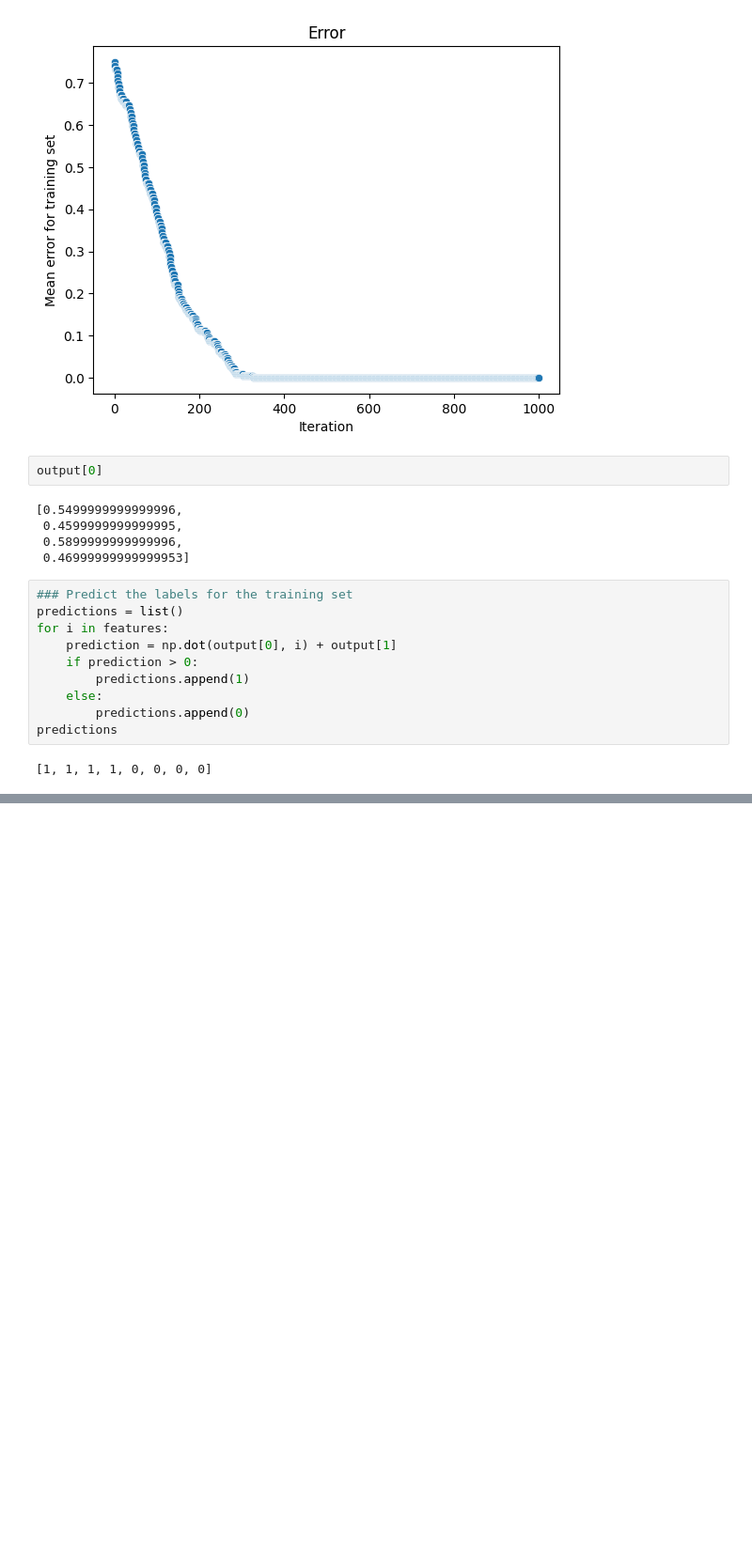
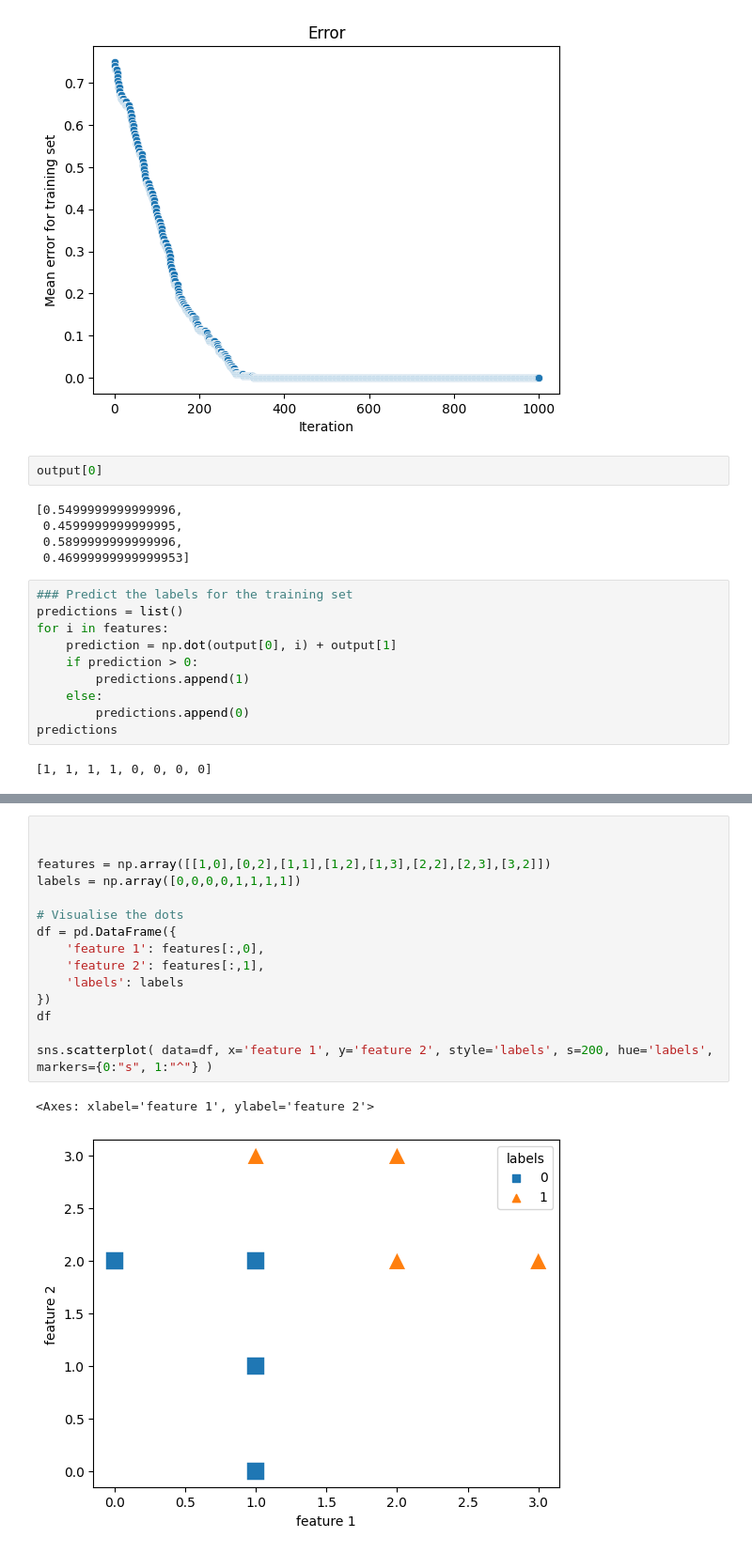
Before and after one commit to EvgeniiZorin/Booknotes_Grokking-Machine-Learning_Luis-G-Serrano, a Jupyter notebook: notes.ipynb, the cells around one changed output, grey strips where cells are left out. Shown at 94% size. Saved outputs shown, nothing was run; the diff lists cells and outputs as text; blank space fills up the shorter version.

```diff
--- a/notes.ipynb
+++ b/notes.ipynb
@@ -569,0 +585,18 @@ predictions
+# %%
+
+
+features = np.array([[1,0],[0,2],[1,1],[1,2],[1,3],[2,2],[2,3],[3,2]])
+labels = np.array([0,0,0,0,1,1,1,1])
+
+# Visualise the dots
+df = pd.DataFrame({
+	'feature 1': features[:,0],
+	'feature 2': features[:,1],
+	'labels': labels
+})
+df
+
+sns.scatterplot( data=df, x='feature 1', y='feature 2', style='labels', s=200, hue='labels', markers={0:"s", 1:"^"} )
+# %% [output]
+<Axes: xlabel='feature 1', ylabel='feature 2'>
+[figure, added]
```
Also changed, not shown: parts of 10 cells of this notebook.
